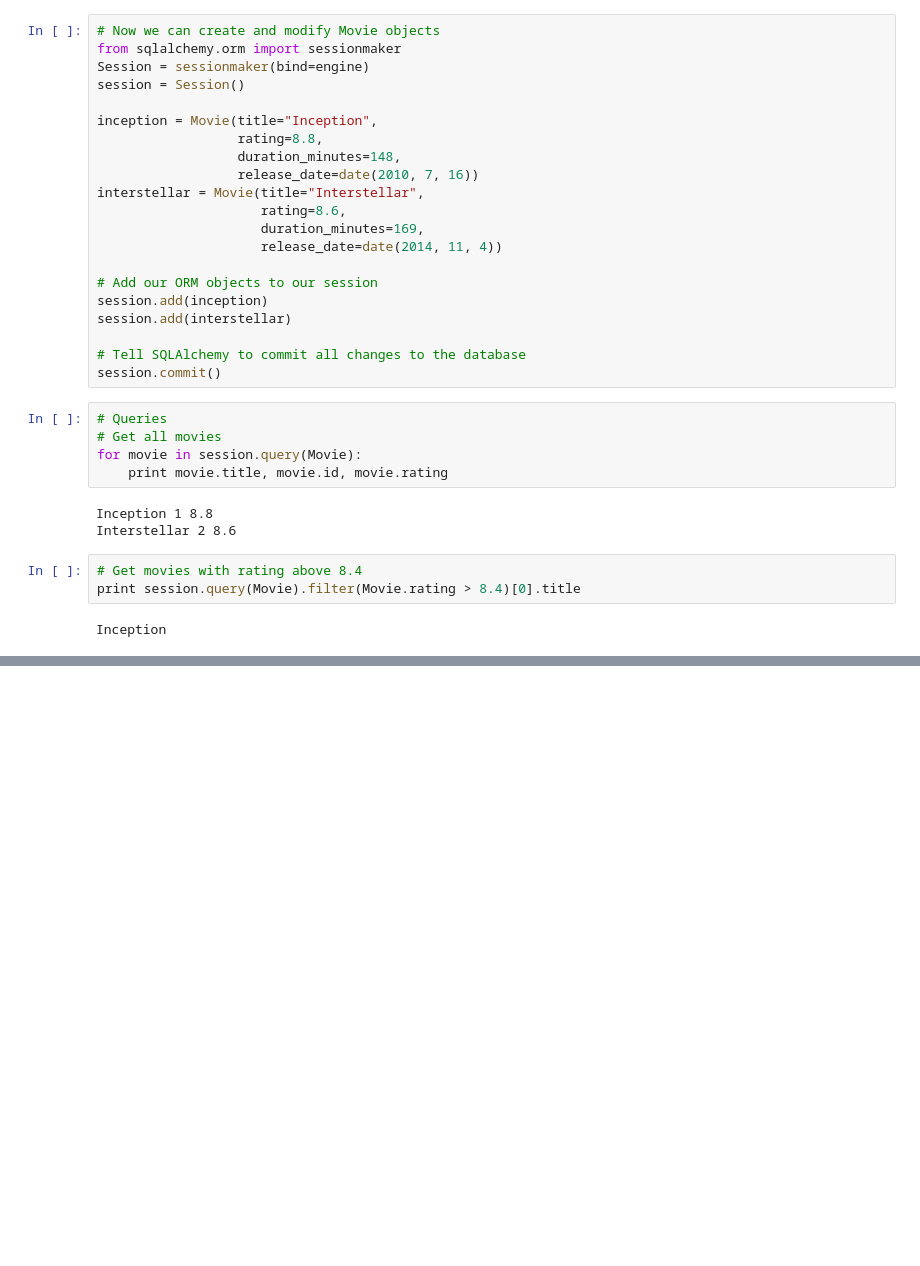
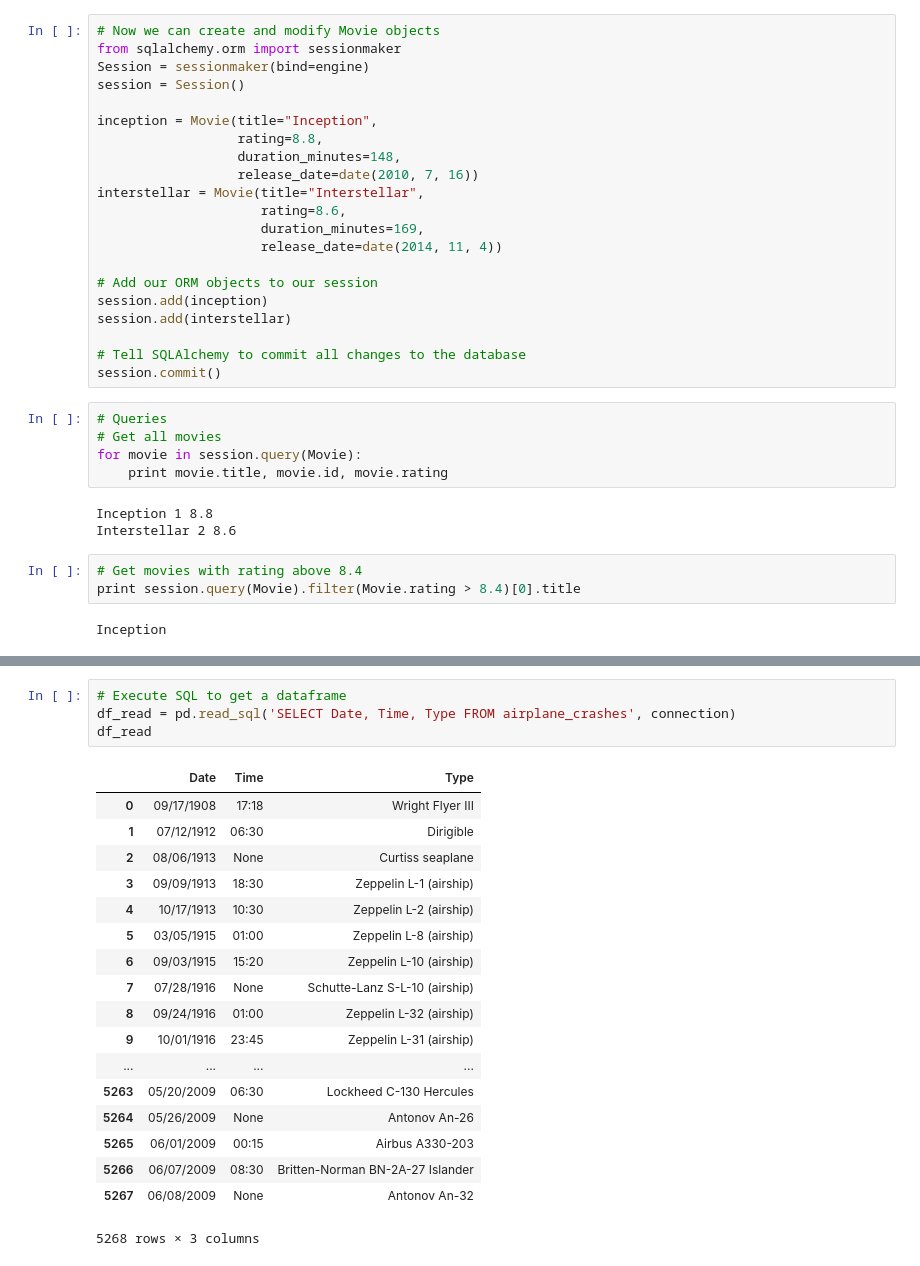
Before and after one commit to CodeBrew28/Data_Hackerspace, a Jupyter notebook: week9/SQL.ipynb, the cells around one changed output, grey strips where cells are left out. Saved outputs shown, nothing was run; the diff lists cells and outputs as text; blank space fills up the shorter version.

```diff
--- a/week9/SQL.ipynb
+++ b/week9/SQL.ipynb
@@ -126,0 +160,23 @@ Interested in learning more? Look [here](http://docs.sqlalchemy.org/en/rel_1_1/o
+# %%
+# Execute SQL to get a dataframe
+df_read = pd.read_sql('SELECT Date, Time, Type FROM airplane_crashes', connection)
+df_read
+# %% [output]
+|  | Date | Time | Type |
+| 0 | 09/17/1908 | 17:18 | Wright Flyer III |
+| 1 | 07/12/1912 | 06:30 | Dirigible |
+| 2 | 08/06/1913 | None | Curtiss seaplane |
+| 3 | 09/09/1913 | 18:30 | Zeppelin L-1 (airship) |
+| 4 | 10/17/1913 | 10:30 | Zeppelin L-2 (airship) |
+| 5 | 03/05/1915 | 01:00 | Zeppelin L-8 (airship) |
+| 6 | 09/03/1915 | 15:20 | Zeppelin L-10 (airship) |
+| 7 | 07/28/1916 | None | Schutte-Lanz S-L-10 (airship) |
+| 8 | 09/24/1916 | 01:00 | Zeppelin L-32 (airship) |
+| 9 | 10/01/1916 | 23:45 | Zeppelin L-31 (airship) |
+| ... | ... | ... | ... |
+| 5263 | 05/20/2009 | 06:30 | Lockheed C-130 Hercules |
+| 5264 | 05/26/2009 | None | Antonov An-26 |
+| 5265 | 06/01/2009 | 00:15 | Airbus A330-203 |
+| 5266 | 06/07/2009 | 08:30 | Britten-Norman BN-2A-27 Islander |
+| 5267 | 06/08/2009 | None | Antonov An-32 |
+5268 rows × 3 columns
```
Also changed, not shown: parts of 3 cells of this notebook, 1 other file.
